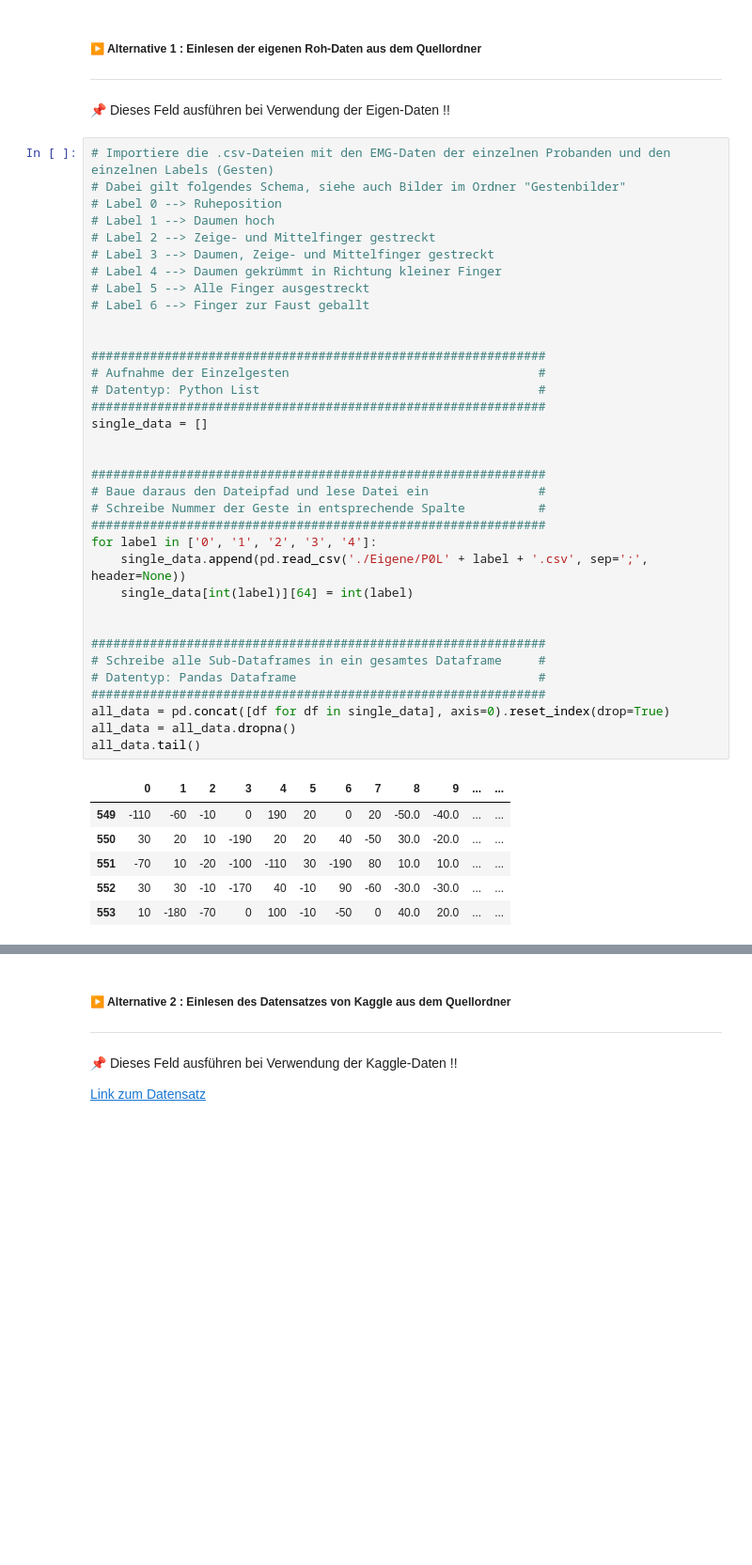
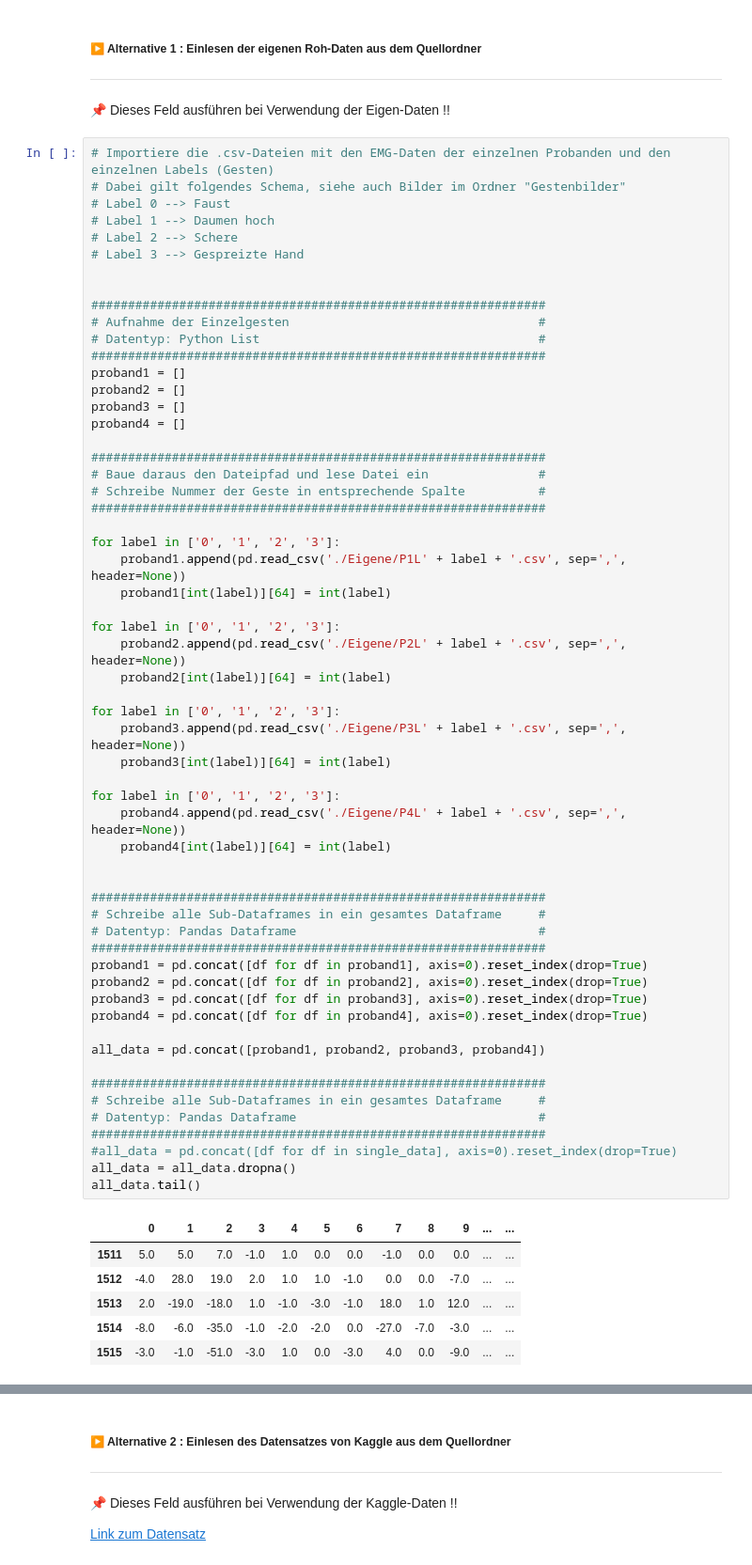
Before and after one commit to Gizmo-Labs/Informatik-Bachelor-Thesis, a Jupyter notebook: Jupyter-Notebooks/Model-Exploration_Variante_2.ipynb, the cells around one changed output, grey strips where cells are left out. Shown at 94% size. Cells and saved outputs as stored; diff of their text form; blank space fills up the shorter version.

```diff
--- a/Jupyter-Notebooks/Model-Exploration_Variante_2.ipynb
+++ b/Jupyter-Notebooks/Model-Exploration_Variante_2.ipynb
@@ -48,45 +56,68 @@ from keras import ops # type: ignore
 # %%
 # Importiere die .csv-Dateien mit den EMG-Daten der einzelnen Probanden und den einzelnen Labels (Gesten)
 # Dabei gilt folgendes Schema, siehe auch Bilder im Ordner "Gestenbilder"
-# Label 0 --> Ruheposition
+# Label 0 --> Faust
 # Label 1 --> Daumen hoch
-# Label 2 --> Zeige- und Mittelfinger gestreckt
-# Label 3 --> Daumen, Zeige- und Mittelfinger gestreckt
-# Label 4 --> Daumen gekrümmt in Richtung kleiner Finger
-# Label 5 --> Alle Finger ausgestreckt
-# Label 6 --> Finger zur Faust geballt
+# Label 2 --> Schere
+# Label 3 --> Gespreizte Hand
 
 
 ##############################################################
 # Aufnahme der Einzelgesten                                  #
 # Datentyp: Python List                                      #
 ##############################################################
-single_data = []
-
+proband1 = []
+proband2 = []
+proband3 = []
+proband4 = []
 
 ##############################################################
 # Baue daraus den Dateipfad und lese Datei ein               #
 # Schreibe Nummer der Geste in entsprechende Spalte          #
 ##############################################################
-for label in ['0', '1', '2', '3', '4']:
-    single_data.append(pd.read_csv('./Eigene/P0L' + label + '.csv', sep=';', header=None))
-    single_data[int(label)][64] = int(label)
+
+for label in ['0', '1', '2', '3']:
+    proband1.append(pd.read_csv('./Eigene/P1L' + label + '.csv', sep=',', header=None))
+    proband1[int(label)][64] = int(label)
+
+for label in ['0', '1', '2', '3']:
+    proband2.append(pd.read_csv('./Eigene/P2L' + label + '.csv', sep=',', header=None))
+    proband2[int(label)][64] = int(label)
+
+for label in ['0', '1', '2', '3']:
+    proband3.append(pd.read_csv('./Eigene/P3L' + label + '.csv', sep=',', header=None))
+    proband3[int(label)][64] = int(label)
+
+for label in ['0', '1', '2', '3']:
+    proband4.append(pd.read_csv('./Eigene/P4L' + label + '.csv', sep=',', header=None))
+    proband4[int(label)][64] = int(label)
 
 
 ##############################################################
 # Schreibe alle Sub-Dataframes in ein gesamtes Dataframe     #
 # Datentyp: Pandas Dataframe                                 #
 ##############################################################
-all_data = pd.concat([df for df in single_data], axis=0).reset_index(drop=True)
+proband1 = pd.concat([df for df in proband1], axis=0).reset_index(drop=True)
+proband2 = pd.concat([df for df in proband2], axis=0).reset_index(drop=True)
+proband3 = pd.concat([df for df in proband3], axis=0).reset_index(drop=True)
+proband4 = pd.concat([df for df in proband4], axis=0).reset_index(drop=True)
+
+all_data = pd.concat([proband1, proband2, proband3, proband4])
+
+##############################################################
+# Schreibe alle Sub-Dataframes in ein gesamtes Dataframe     #
+# Datentyp: Pandas Dataframe                                 #
+##############################################################
+#all_data = pd.concat([df for df in single_data], axis=0).reset_index(drop=True)
 all_data = all_data.dropna()
 all_data.tail()
 # %% [output]
 |  | 0 | 1 | 2 | 3 | 4 | 5 | 6 | 7 | 8 | 9 | ... | ... |
-| 549 | -110 | -60 | -10 | 0 | 190 | 20 | 0 | 20 | -50.0 | -40.0 | ... | ... |
-| 550 | 30 | 20 | 10 | -190 | 20 | 20 | 40 | -50 | 30.0 | -20.0 | ... | ... |
-| 551 | -70 | 10 | -20 | -100 | -110 | 30 | -190 | 80 | 10.0 | 10.0 | ... | ... |
-| 552 | 30 | 30 | -10 | -170 | 40 | -10 | 90 | -60 | -30.0 | -30.0 | ... | ... |
-| 553 | 10 | -180 | -70 | 0 | 100 | -10 | -50 | 0 | 40.0 | 20.0 | ... | ... |
+| 1511 | 5.0 | 5.0 | 7.0 | -1.0 | 1.0 | 0.0 | 0.0 | -1.0 | 0.0 | 0.0 | ... | ... |
+| 1512 | -4.0 | 28.0 | 19.0 | 2.0 | 1.0 | 1.0 | -1.0 | 0.0 | 0.0 | -7.0 | ... | ... |
+| 1513 | 2.0 | -19.0 | -18.0 | 1.0 | -1.0 | -3.0 | -1.0 | 18.0 | 1.0 | 12.0 | ... | ... |
+| 1514 | -8.0 | -6.0 | -35.0 | -1.0 | -2.0 | -2.0 | 0.0 | -27.0 | -7.0 | -3.0 | ... | ... |
+| 1515 | -3.0 | -1.0 | -51.0 | -3.0 | 1.0 | 0.0 | -3.0 | 4.0 | 0.0 | -9.0 | ... | ... |
 5 rows × 65 columns
 # %% [markdown]
 ##### ▶️ Alternative 2 : Einlesen des Datensatzes von Kaggle aus dem Quellordner
```
Also changed, not shown: parts of 12 cells of this notebook, 44 other files.
